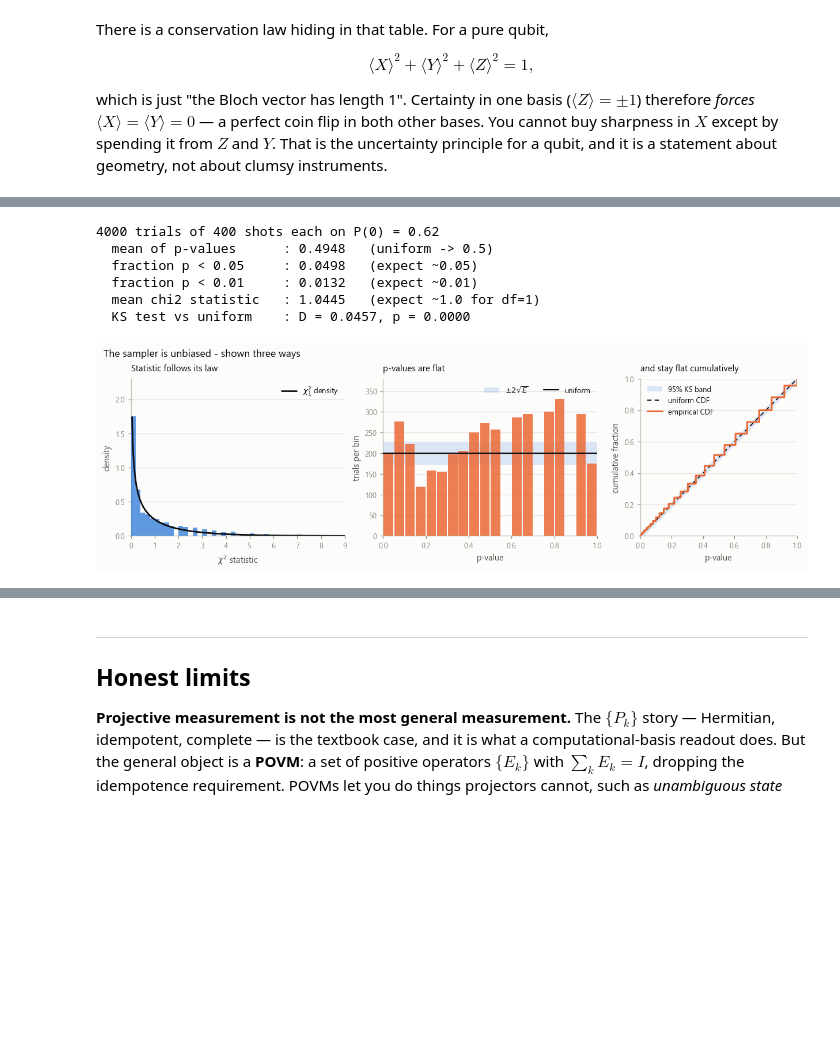
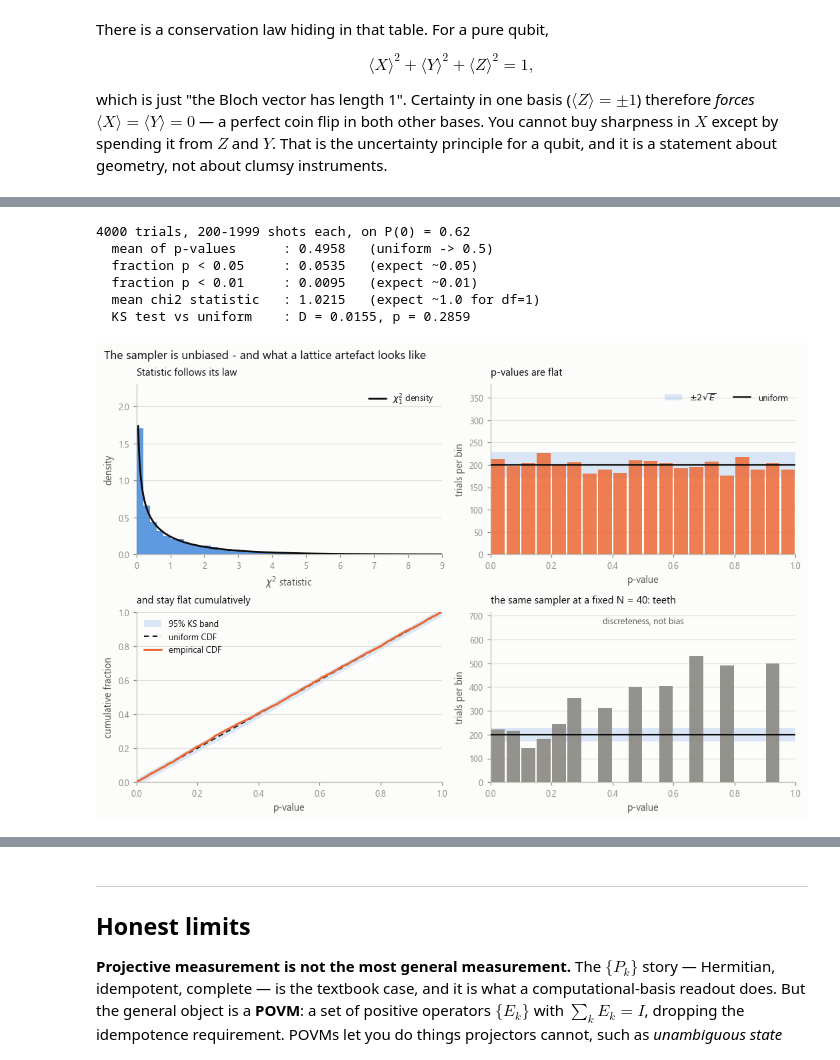
Before and after one commit to thompgt/quantum-under-the-hood, a Jupyter notebook: notebooks/A04_Measurement.ipynb, the cells around one changed output, grey strips where cells are left out. Cells and saved outputs as stored; diff of their text form; code cells hidden in the pictures; blank space fills up the shorter version.

```diff
--- a/notebooks/A04_Measurement.ipynb
+++ b/notebooks/A04_Measurement.ipynb
@@ -222,12 +222,13 @@ running = np.cumsum(hit_zero, axis=1) / np.arange(1, N_MAX + 1)
 
 # Log-spaced sample points: 50 x 8192 plotted in full is 400k vertices for no
 # extra information, and the PNG budget is 500 KB.
-ticks = np.unique(np.round(np.logspace(0, np.log10(N_MAX), 160)).astype(int))
+ticks = np.unique(np.round(np.logspace(np.log10(3), np.log10(N_MAX),
+                                       160)).astype(int))
 curves = running[:, ticks - 1]
 
 sigma = np.sqrt(P_TRUE * (1 - P_TRUE) / ticks)
 
-fig = plt.figure(figsize=(11.5, 4.4))
+fig = plt.figure(figsize=(11.0, 4.1))
 gs = fig.add_gridspec(1, 3)
 axf = fig.add_subplot(gs[0, :2])
 axn = fig.add_subplot(gs[0, 2])
@@ -247,7 +248,7 @@ axf.axhline(P_TRUE, color=style.ORANGE, lw=1.6, zorder=4,
             label=f"true P(0) = {P_TRUE}")
 
 axf.set_xscale("log")
-axf.set_xlim(1, N_MAX)
+axf.set_xlim(3, N_MAX)
 axf.set_ylim(0, 1)
 axf.set_xlabel("shots N (log scale)")
 axf.set_ylabel("running estimate of P(0)")
@@ -262,8 +263,9 @@ axn.plot(eps, n_needed, color=style.BLUE, lw=2.0, zorder=3)
 for e in (0.1, 0.01, 0.001):
     n = 1.96 ** 2 * P_TRUE * (1 - P_TRUE) / e ** 2
     axn.plot([e], [n], marker="o", ms=5.5, color=style.ORANGE, zorder=4)
-    axn.annotate(f"  {n:,.0f} shots", (e, n), fontsize=8, color=style.INK_2,
-                 ha="left", va="top")
+    axn.annotate(f"{n:,.0f} shots", (e, n), textcoords="offset points",
+                 xytext=(9, -9), fontsize=8, color=style.INK_2,
+                 ha="left", va="center")
 axn.set_xscale("log")
 axn.set_yscale("log")
 axn.set_xlim(3e-4, 0.5)
@@ -696,19 +722,32 @@ much sharper test than "the mean looks right".
 # %%
 from scipy import stats
 
-TRIALS, N_TRIAL = 4000, 400
+TRIALS = 4000
 PSI_TEST = np.array([np.sqrt(0.62), np.sqrt(0.38) * 1j])   # phase must not matter
 p_test = probabilities(PSI_TEST)
 
-raw = measure_shots(PSI_TEST, TRIALS * N_TRIAL, rng).reshape(TRIALS, N_TRIAL)
-obs0 = (raw == 0).sum(axis=1)
-observed = np.stack([obs0, N_TRIAL - obs0], axis=1)
-expected = N_TRIAL * p_test
 
-chi2 = ((observed - expected) ** 2 / expected).sum(axis=1)
-pvals = stats.chi2.sf(chi2, df=1)
+def chi2_pvalues(state, shot_counts, rng):
+    """Pearson chi-squared per trial, and its p-value on df = 1."""
+    p = probabilities(state)
+    obs0 = np.array([np.sum(measure_shots(state, int(N), rng) == 0)
+                     for N in shot_counts])
+    observed = np.stack([obs0, shot_counts - obs0], axis=1)
+    expected = np.outer(shot_counts, p)
+    stat = ((observed - expected) ** 2 / expected).sum(axis=1)
+    return stat, stats.chi2.sf(stat, df=1)
 
-print(f"{TRIALS} trials of {N_TRIAL} shots each on P(0) = {p_test[0]:.2f}")
+
+shot_counts = rng.integers(200, 2000, size=TRIALS)
+chi2, pvals = chi2_pvalues(PSI_TEST, shot_counts, rng)
+
+# The same test run at a deliberately small, FIXED shot count, to expose the
+# lattice the mixed-N ensemble is designed to average away.
+N_TEETH = 40
+chi2_t, pvals_t = chi2_pvalues(PSI_TEST, np.full(TRIALS, N_TEETH), rng)
+
+print(f"{TRIALS} trials, {shot_counts.min()}-{shot_counts.max()} shots each, "
+      f"on P(0) = {p_test[0]:.2f}")
 print(f"  mean of p-values      : {pvals.mean():.4f}   (uniform -> 0.5)")
 print(f"  fraction p < 0.05     : {np.mean(pvals < 0.05):.4f}   (expect ~0.05)")
 print(f"  fraction p < 0.01     : {np.mean(pvals < 0.01):.4f}   (expect ~0.01)")
@@ -716,14 +755,15 @@ print(f"  mean chi2 statistic   : {chi2.mean():.4f}   (expect ~1.0 for df=1)")
 ks = stats.kstest(pvals, "uniform")
 print(f"  KS test vs uniform    : D = {ks.statistic:.4f}, p = {ks.pvalue:.4f}")
 # %% [output]
-4000 trials of 400 shots each on P(0) = 0.62
-  mean of p-values      : 0.4948   (uniform -> 0.5)
-  fraction p < 0.05     : 0.0498   (expect ~0.05)
-  fraction p < 0.01     : 0.0132   (expect ~0.01)
-  mean chi2 statistic   : 1.0445   (expect ~1.0 for df=1)
-  KS test vs uniform    : D = 0.0457, p = 0.0000
+4000 trials, 200-1999 shots each, on P(0) = 0.62
+  mean of p-values      : 0.4958   (uniform -> 0.5)
+  fraction p < 0.05     : 0.0535   (expect ~0.05)
+  fraction p < 0.01     : 0.0095   (expect ~0.01)
+  mean chi2 statistic   : 1.0215   (expect ~1.0 for df=1)
+  KS test vs uniform    : D = 0.0155, p = 0.2859
 # %%
-fig, axes = plt.subplots(1, 3, figsize=(11.5, 3.5))
+fig, axes = plt.subplots(2, 2, figsize=(9.6, 6.4))
+axes = axes.ravel()
 
 ax = axes[0]
 xs = np.linspace(0.05, 9, 400)
@@ -746,35 +786,49 @@ exp_cnt = TRIALS / nb
 band = 2 * np.sqrt(exp_cnt)
 ax.fill_between([0, 1], exp_cnt - band, exp_cnt + band, color=style.BLUE,
                 alpha=0.16, lw=0, zorder=1, label=r"$\pm 2\sqrt{E}$")
 ax.axhline(exp_cnt, color=style.INK, lw=1.4, zorder=4, label="uniform")
 ax.bar(mid, cnt, width=1 / nb * 0.9, color=style.ORANGE, alpha=0.85, zorder=3)
 ax.set_xlim(0, 1)
 ax.set_ylim(0, exp_cnt * 1.9)
 ax.set_xlabel("p-value")
 ax.set_ylabel("trials per bin")
 ax.set_title("p-values are flat", loc="left", fontsize=10)
 ax.legend(fontsize=8.5, loc="upper right", ncols=2)
 
 ax = axes[2]
 srt = np.sort(pvals)
 ecdf = np.arange(1, TRIALS + 1) / TRIALS
 kb = 1.36 / np.sqrt(TRIALS)          # 95% Kolmogorov-Smirnov band
 ax.fill_between([0, 1], [-kb, 1 - kb], [kb, 1 + kb], color=style.BLUE,
                 alpha=0.16, lw=0, zorder=1, label="95% KS band")
 ax.plot([0, 1], [0, 1], color=style.INK, lw=1.2, ls=(0, (4, 3)), zorder=3,
         label="uniform CDF")
 ax.plot(srt, ecdf, color=style.ORANGE, lw=2.0, zorder=4, label="empirical CDF")
 ax.set_xlim(0, 1)
 ax.set_ylim(0, 1)
-ax.set_aspect("equal")
 ax.set_xlabel("p-value")
 ax.set_ylabel("cumulative fraction")
 ax.set_title("and stay flat cumulatively", loc="left", fontsize=10)
 ax.legend(fontsize=8.5, loc="upper left")
 
-fig.suptitle("The sampler is unbiased - shown three ways", x=0.005, ha="left",
-             fontsize=11.5)
+ax = axes[3]
+cnt_t, _ = np.histogram(pvals_t, bins=nb, range=(0, 1))
+ax.fill_between([0, 1], exp_cnt - band, exp_cnt + band, color=style.BLUE,
+                alpha=0.16, lw=0, zorder=1)
+ax.axhline(exp_cnt, color=style.INK, lw=1.4, zorder=4)
+ax.bar(mid, cnt_t, width=1 / nb * 0.9, color=style.MUTED, alpha=0.9, zorder=3)
+ax.set_xlim(0, 1)
+ax.set_ylim(0, cnt_t.max() * 1.35)
+ax.set_xlabel("p-value")
+ax.set_ylabel("trials per bin")
+ax.set_title(f"the same sampler at a fixed N = {N_TEETH}: teeth",
+             loc="left", fontsize=10)
+ax.text(0.5, 0.97, "discreteness, not bias", transform=ax.transAxes,
+        ha="center", va="top", fontsize=8.5, color=style.INK_2)
+
+fig.suptitle("The sampler is unbiased - and what a lattice artefact looks like",
+             x=0.005, ha="left", fontsize=11.5)
 plt.show()
 # %% [output]
-[figure, old version]
+[figure, new version]
 # %% [markdown]
```
Also changed, not shown: parts of 6 cells of this notebook, 1 other file.
